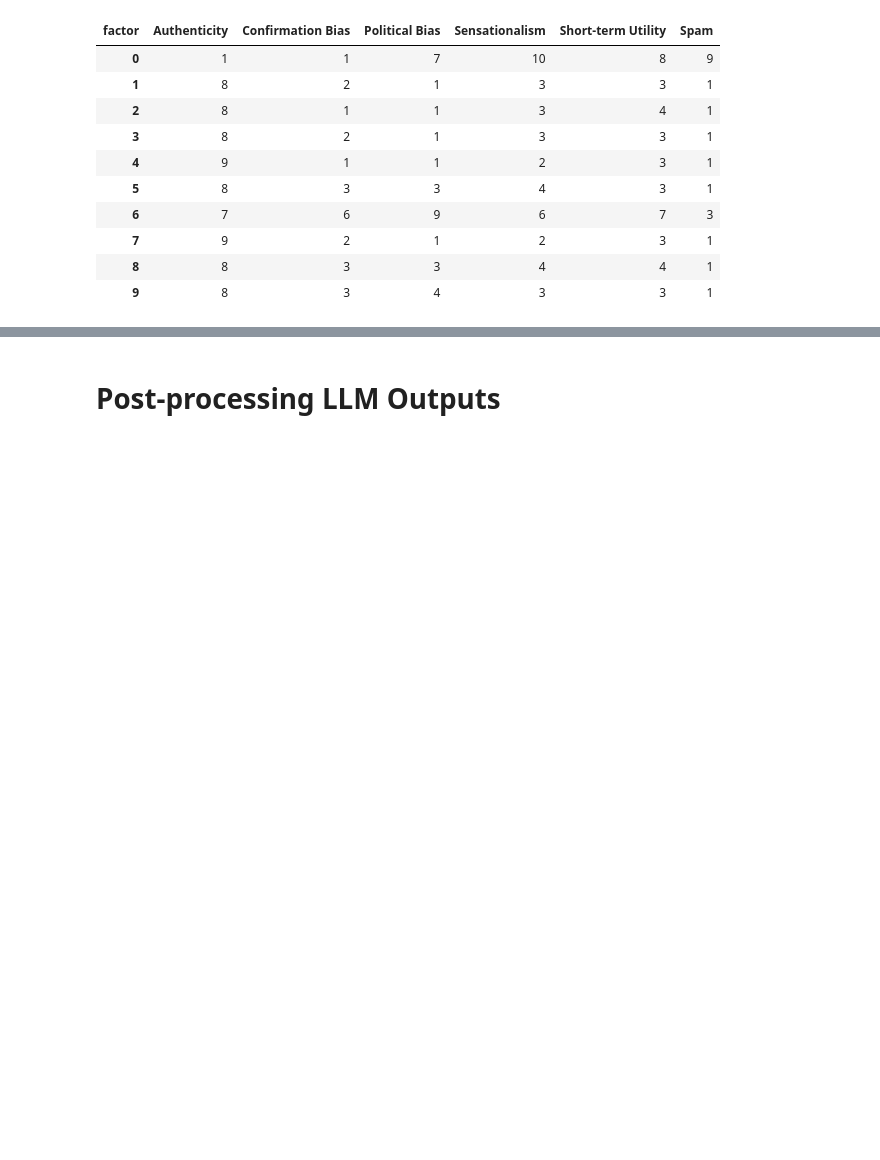
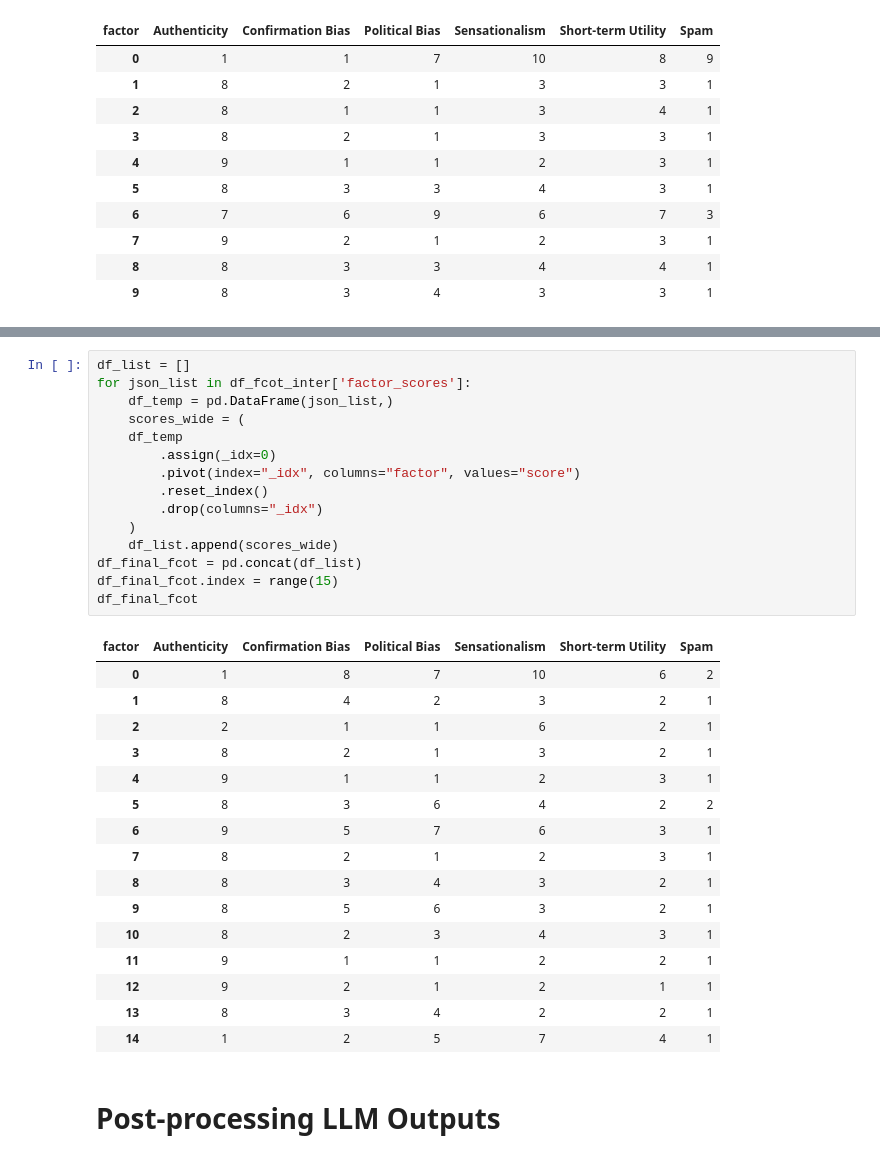
Before and after one commit to chriss-mo/ai4good, a Jupyter notebook: notebooks/prompt_evaluation.ipynb, the cells around one changed output, grey strips where cells are left out. Cells and saved outputs as stored; diff of their text form; blank space fills up the shorter version.

```diff
--- a/notebooks/prompt_evaluation.ipynb
+++ b/notebooks/prompt_evaluation.ipynb
@@ -420,3 +665,35 @@ df_final
+# %%
+df_list = []
+for json_list in df_fcot_inter['factor_scores']:
+    df_temp = pd.DataFrame(json_list,)
+    scores_wide = (
+    df_temp
+        .assign(_idx=0)
+        .pivot(index="_idx", columns="factor", values="score")
+        .reset_index()
+        .drop(columns="_idx")
+    )
+    df_list.append(scores_wide)
+df_final_fcot = pd.concat(df_list)
+df_final_fcot.index = range(15)
+df_final_fcot
+# %% [output]
+| factor | Authenticity | Confirmation Bias | Political Bias | Sensationalism | Short-term Utility | Spam |
+| 0 | 1 | 8 | 7 | 10 | 6 | 2 |
+| 1 | 8 | 4 | 2 | 3 | 2 | 1 |
+| 2 | 2 | 1 | 1 | 6 | 2 | 1 |
+| 3 | 8 | 2 | 1 | 3 | 2 | 1 |
+| 4 | 9 | 1 | 1 | 2 | 3 | 1 |
+| 5 | 8 | 3 | 6 | 4 | 2 | 2 |
+| 6 | 9 | 5 | 7 | 6 | 3 | 1 |
+| 7 | 8 | 2 | 1 | 2 | 3 | 1 |
+| 8 | 8 | 3 | 4 | 3 | 2 | 1 |
+| 9 | 8 | 5 | 6 | 3 | 2 | 1 |
+| 10 | 8 | 2 | 3 | 4 | 3 | 1 |
+| 11 | 9 | 1 | 1 | 2 | 2 | 1 |
+| 12 | 9 | 2 | 1 | 2 | 1 | 1 |
+| 13 | 8 | 3 | 4 | 2 | 2 | 1 |
+| 14 | 1 | 2 | 5 | 7 | 4 | 1 |
 # %% [markdown]
 # Post-processing LLM Outputs
 # %%
```
Also changed, not shown: parts of 7 cells of this notebook, 1 other file.
